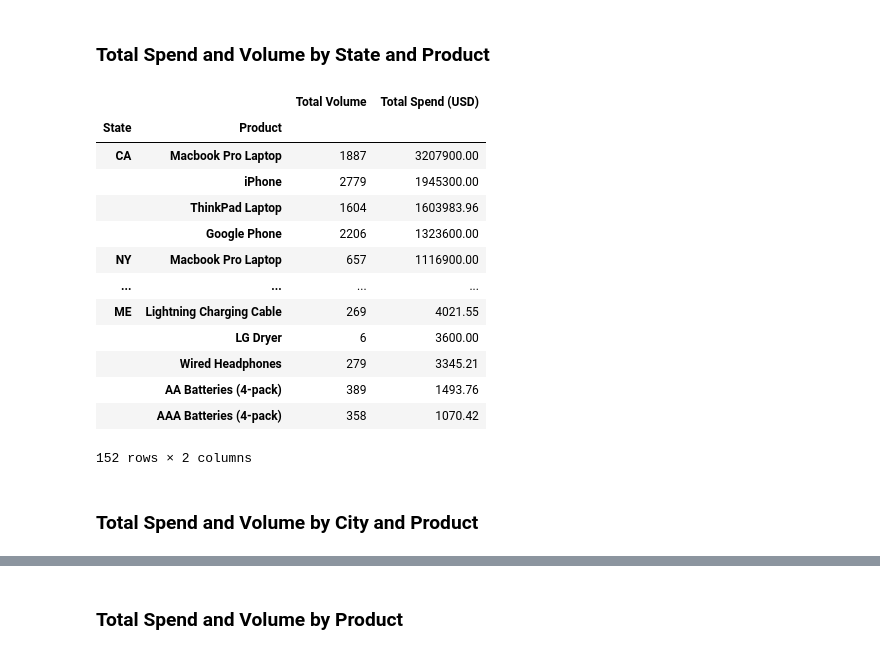
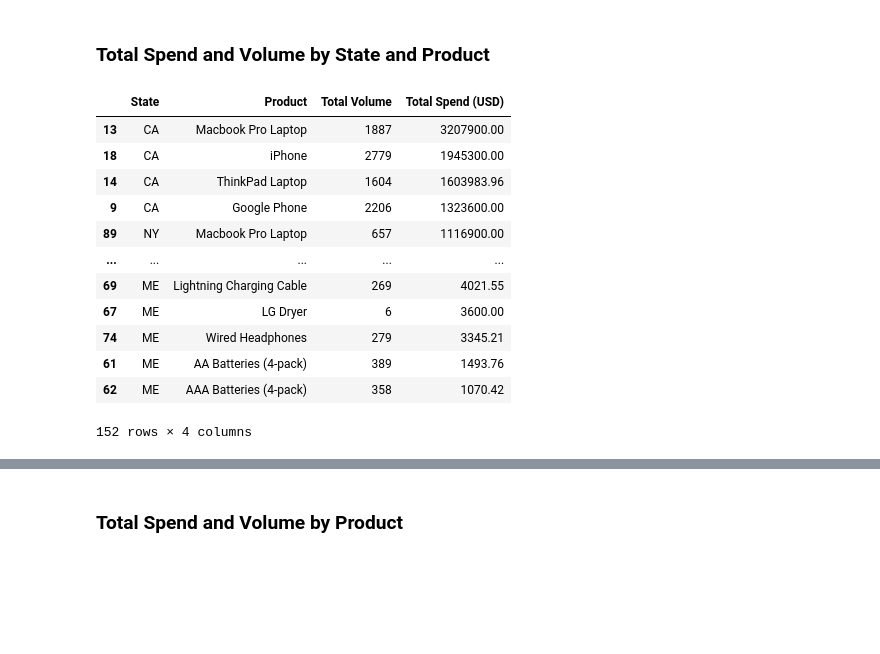
Before and after one commit to julrichkieffer/portfolio-data-science, a Jupyter notebook: 01 2019-sales/analysis.ipynb, the cells around one changed output, grey strips where cells are left out. Cells and saved outputs as stored; diff of their text form; code cells hidden in the pictures; blank space fills up the shorter version.

```diff
--- a/01 2019-sales/analysis.ipynb
+++ b/01 2019-sales/analysis.ipynb
@@ -482,30 +482,27 @@ total_spend_and_volume_by_hour
 ### Total Spend and Volume by State and Product
 # %%
 total_spend_and_volume_by_state_and_product = df \
-    .groupby(['State', 'Product']) \
+    .groupby(['State', 'Product'], as_index=False) \
     .agg({'Quantity Ordered': 'sum', 'Line Total': 'sum'}) \
     .sort_values(by='Line Total', ascending=False)
 
 total_spend_and_volume_by_state_and_product.rename(columns={
     'Line Total': 'Total Spend (USD)',
     'Quantity Ordered': 'Total Volume'
     }, inplace=True)
 
 total_spend_and_volume_by_state_and_product
 # %% [output]
-|  |  | Total Volume | Total Spend (USD) |
-| State | Product |  |  |
-| CA | Macbook Pro Laptop | 1887 | 3207900.00 |
-|  | iPhone | 2779 | 1945300.00 |
-|  | ThinkPad Laptop | 1604 | 1603983.96 |
-|  | Google Phone | 2206 | 1323600.00 |
-| NY | Macbook Pro Laptop | 657 | 1116900.00 |
-| ... | ... | ... | ... |
-| ME | Lightning Charging Cable | 269 | 4021.55 |
-|  | LG Dryer | 6 | 3600.00 |
-|  | Wired Headphones | 279 | 3345.21 |
-|  | AA Batteries (4-pack) | 389 | 1493.76 |
-|  | AAA Batteries (4-pack) | 358 | 1070.42 |
+|  | State | Product | Total Volume | Total Spend (USD) |
+| 13 | CA | Macbook Pro Laptop | 1887 | 3207900.00 |
+| 18 | CA | iPhone | 2779 | 1945300.00 |
+| 14 | CA | ThinkPad Laptop | 1604 | 1603983.96 |
+| 9 | CA | Google Phone | 2206 | 1323600.00 |
+| 89 | NY | Macbook Pro Laptop | 657 | 1116900.00 |
+| ... | ... | ... | ... | ... |
+| 69 | ME | Lightning Charging Cable | 269 | 4021.55 |
+| 67 | ME | LG Dryer | 6 | 3600.00 |
+| 74 | ME | Wired Headphones | 279 | 3345.21 |
+| 61 | ME | AA Batteries (4-pack) | 389 | 1493.76 |
+| 62 | ME | AAA Batteries (4-pack) | 358 | 1070.42 |
-152 rows × 2 columns
+152 rows × 4 columns
-# %% [markdown]
-### Total Spend and Volume by City and Product
```
Also changed, not shown: parts of 18 cells of this notebook.
